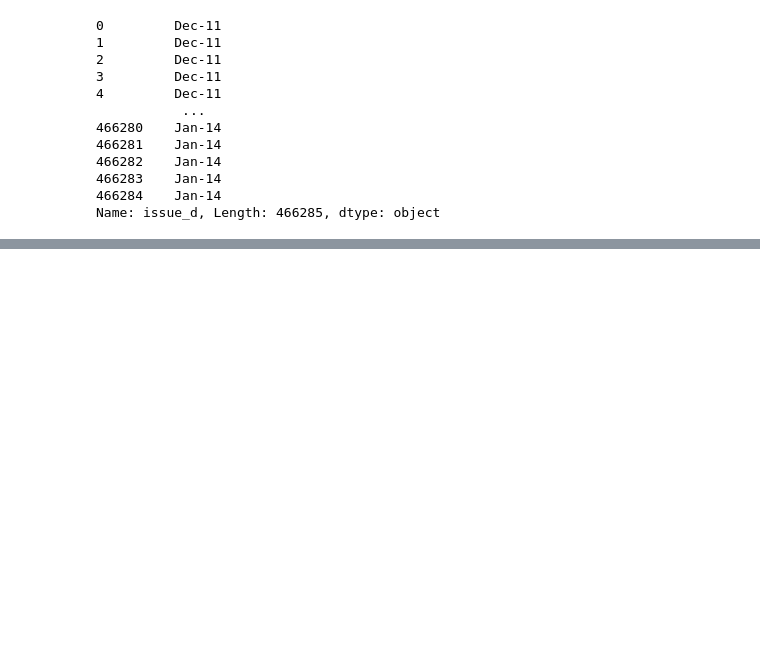
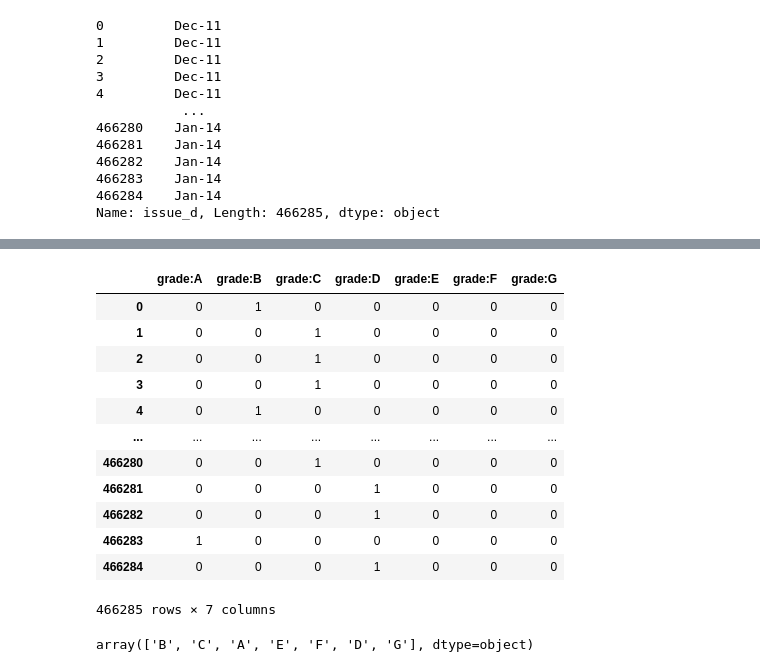
Before and after one commit to neil-za-991/Credit-Risk-Modelling-Python, a Jupyter notebook: 1-Preprocessing.ipynb, the cells around one changed output, grey strips where cells are left out. Saved outputs shown, nothing was run; the diff lists cells and outputs as text; code cells hidden in the pictures; blank space fills up the shorter version.

```diff
--- a/1-Preprocessing.ipynb
+++ b/1-Preprocessing.ipynb
@@ -1,5 +1,7 @@
 # %%
 import pandas as pd
+pd.set_option("display.max_columns", None)
+pd.set_option("display.max_rows", None)
 import numpy as np
 # %%
 loan_data_backup = pd.read_csv(r'D:\Datasets\LendingClub\loan_data_2007_2014.csv')
@@ -68,3 +75,4 @@ Name: term, Length: 466285, dtype: object
 # %%
-# TODO:
-# Create 'term_int' with term in months
+loan_data['term_int'] = loan_data['term'].str.replace(' ', '')
+loan_data['term_int'] = loan_data['term_int'].str.replace('months', '')
+loan_data['term_int'] = pd.to_numeric(loan_data['term_int'])
@@ -159,5 +182,6 @@ loan_data['issue_d']
 466284    Jan-14
 Name: issue_d, Length: 466285, dtype: object
 # %%
-# TODO:
 # Create 'mths_since_issue_d' with months since issue date
+loan_data['mths_since_issue_d'] = pd.to_datetime(loan_data['issue_d'], format='%b-%y')
+loan_data['mths_since_issue_d'] = round(pd.to_numeric((pd.to_datetime('2017-12-01') - loan_data['mths_since_issue_d']) / np.timedelta64(1, 'M')))
@@ -163,0 +225,21 @@ Name: issue_d, Length: 466285, dtype: object
+# %%
+# k - 1 dummy variables to represent k categories
+pd.get_dummies(loan_data['grade'], prefix='grade', prefix_sep=':')
+# %% [output]
+|  | grade:A | grade:B | grade:C | grade:D | grade:E | grade:F | grade:G |
+| 0 | 0 | 1 | 0 | 0 | 0 | 0 | 0 |
+| 1 | 0 | 0 | 1 | 0 | 0 | 0 | 0 |
+| 2 | 0 | 0 | 1 | 0 | 0 | 0 | 0 |
+| 3 | 0 | 0 | 1 | 0 | 0 | 0 | 0 |
+| 4 | 0 | 1 | 0 | 0 | 0 | 0 | 0 |
+| ... | ... | ... | ... | ... | ... | ... | ... |
+| 466280 | 0 | 0 | 1 | 0 | 0 | 0 | 0 |
+| 466281 | 0 | 0 | 0 | 1 | 0 | 0 | 0 |
+| 466282 | 0 | 0 | 0 | 1 | 0 | 0 | 0 |
+| 466283 | 1 | 0 | 0 | 0 | 0 | 0 | 0 |
+| 466284 | 0 | 0 | 0 | 1 | 0 | 0 | 0 |
+466285 rows × 7 columns
+# %%
+loan_data['grade'].unique()
+# %% [output]
+array(['B', 'C', 'A', 'E', 'F', 'D', 'G'], dtype=object)
```
Also changed, not shown: parts of 17 cells of this notebook, 27 other files.
